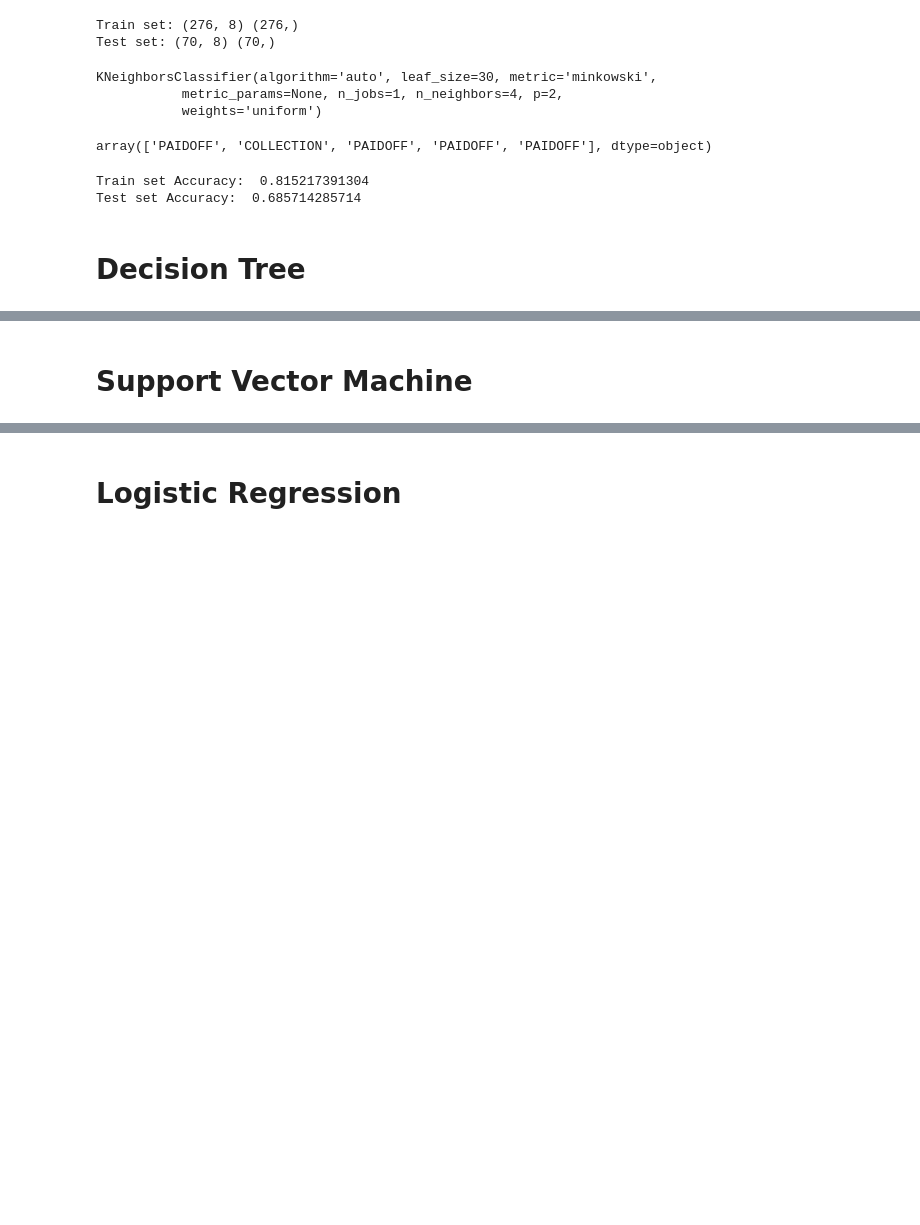
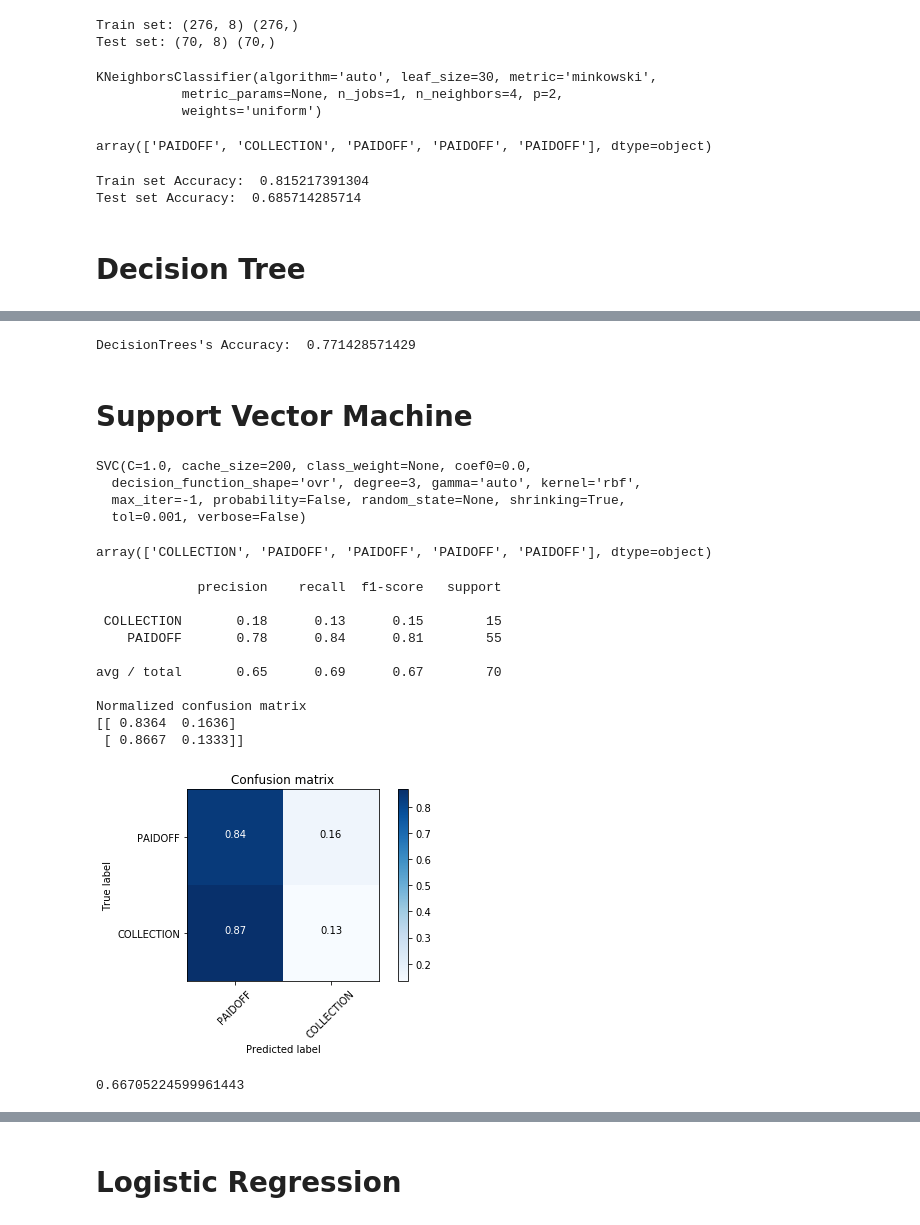
Before and after one commit to Ryedla/IBM_-Capstone_Project, a Jupyter notebook: Loan Classifier Notebook.ipynb, the cells around one changed output, grey strips where cells are left out. Cells and saved outputs as stored; diff of their text form; code cells hidden in the pictures; blank space fills up the shorter version.

```diff
--- a/Loan Classifier Notebook.ipynb
+++ b/Loan Classifier Notebook.ipynb
@@ -313,2 +328,79 @@ Test set Accuracy:  0.685714285714
+# %%
+print("DecisionTrees's Accuracy: ", metrics.accuracy_score(y_test, predTree))
+# %% [output]
+DecisionTrees's Accuracy:  0.771428571429
 # %% [markdown]
 # Support Vector Machine
+# %%
+from sklearn import svm
+clf = svm.SVC(kernel='rbf')
+clf.fit(X_train, y_train)
+# %% [output]
+SVC(C=1.0, cache_size=200, class_weight=None, coef0=0.0,
+  decision_function_shape='ovr', degree=3, gamma='auto', kernel='rbf',
+  max_iter=-1, probability=False, random_state=None, shrinking=True,
+  tol=0.001, verbose=False)
+# %%
+yhat = clf.predict(X_test)
+yhat [0:5]
+# %% [output]
+array(['COLLECTION', 'PAIDOFF', 'PAIDOFF', 'PAIDOFF', 'PAIDOFF'], dtype=object)
+# %%
+def plot_confusion_matrix(cm, classes,
+                          normalize=False,
+                          title='Confusion matrix',
+                          cmap=plt.cm.Blues):
+    """
+    This function prints and plots the confusion matrix.
+    Normalization can be applied by setting `normalize=True`.
+    """
+    if normalize:
+        cm = cm.astype('float') / cm.sum(axis=1)[:, np.newaxis]
+        print("Normalized confusion matrix")
+    else:
+        print('Confusion matrix, without normalization')
+
+    print(cm)
+
+    plt.imshow(cm, interpolation='nearest', cmap=cmap)
+    plt.title(title)
+    plt.colorbar()
+    tick_marks = np.arange(len(classes))
+    plt.xticks(tick_marks, classes, rotation=45)
+    plt.yticks(tick_marks, classes)
+
+    fmt = '.2f' if normalize else 'd'
+    thresh = cm.max() / 2.
+    for i, j in itertools.product(range(cm.shape[0]), range(cm.shape[1])):
+        plt.text(j, i, format(cm[i, j], fmt),
+                 horizontalalignment="center",
+                 color="white" if cm[i, j] > thresh else "black")
+
+    plt.tight_layout()
+    plt.ylabel('True label')
+    plt.xlabel('Predicted label')
+# %%
+y_test
+cnf_matrix = confusion_matrix(y_test, yhat, labels=['PAIDOFF','COLLECTION'])
+np.set_printoptions(precision=4)
+print (classification_report(y_test, yhat))
+plt.figure()
+plot_confusion_matrix(cnf_matrix, classes=['PAIDOFF','COLLECTION'],normalize= True,  title='Confusion matrix')
+# %% [output]
+             precision    recall  f1-score   support
+
+ COLLECTION       0.18      0.13      0.15        15
+    PAIDOFF       0.78      0.84      0.81        55
+
+avg / total       0.65      0.69      0.67        70
+
+Normalized confusion matrix
+[[ 0.8364  0.1636]
+ [ 0.8667  0.1333]]
+[figure, added]
+# %%
+#f1 score
+from sklearn.metrics import f1_score
+f1_score(y_test, yhat, average='weighted')
+# %% [output]
+0.66705224599961443
```
Also changed, not shown: parts of 41 cells of this notebook.
